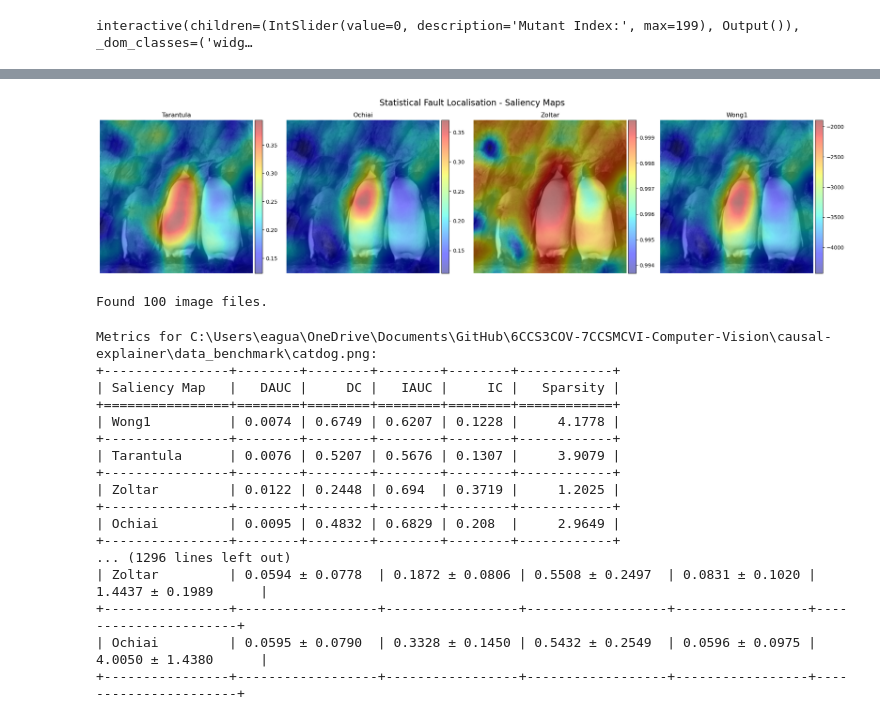
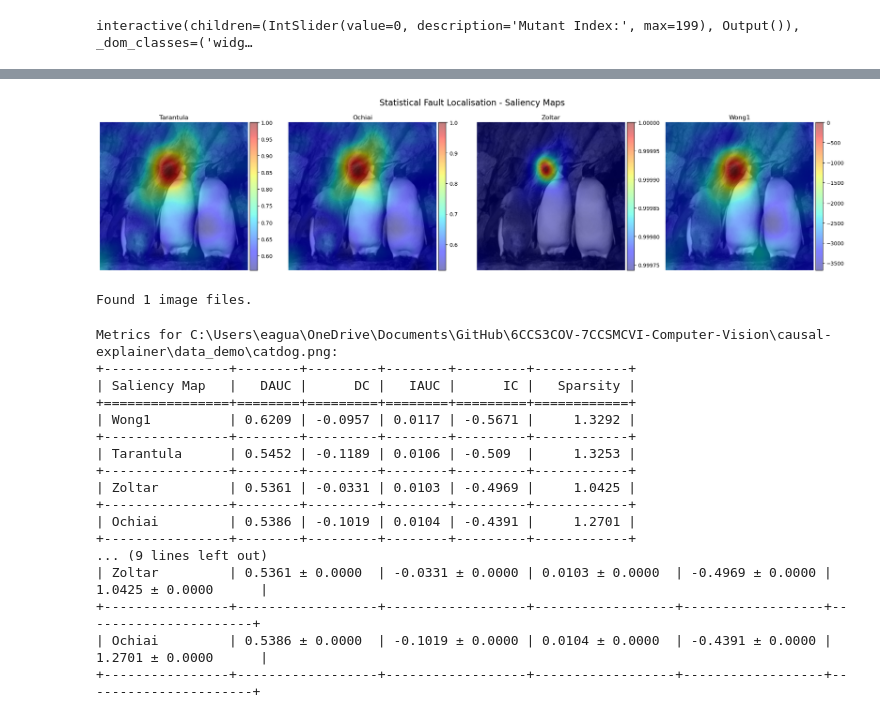
Before and after one commit to eaguaida/causal-explainer, a Jupyter notebook: causal-explainer/test.ipynb, the cells around one changed output, grey strips where cells are left out. Saved outputs shown, nothing was run; the diff lists cells and outputs as text; code cells hidden in the pictures.

```diff
--- a/causal-explainer/test.ipynb
+++ b/causal-explainer/test.ipynb
@@ -39,7 +39,7 @@ from masker.batch import SFL_batch
 
 input_size = (224,224)
 sfl_batch = SFL_batch(model, input_size)
-image_folder = r'C:\Users\eagua\OneDrive\Documents\GitHub\6CCS3COV-7CCSMCVI-Computer-Vision\causal-explainer\data_benchmark'
+image_folder = r'C:\Users\eagua\OneDrive\Documents\GitHub\6CCS3COV-7CCSMCVI-Computer-Vision\causal-explainer\data_demo'
 N = 200
 s = 8
 p1 = 0.2
@@ -169,16 +142,16 @@ for i in range(len(target_list)):
 # %%
 from visuals.saliency_maps.saliency import SaliencyMapVisualizer
 
 # List all files in the directory
 all_files = os.listdir(image_folder)
 
 # Filter for .jpg and .png files
 image_files = [file for file in all_files if file.lower().endswith(('.jpg', '.png', '.jpeg'))]
 
 saliency_map = SaliencyMapVisualizer(r'C:\Users\eagua\OneDrive\Documents\GitHub\Images\For SHAP comparison\ILSVRC2012_val_00039797.jpeg')
-saliency_map.visualize_pixel_scores(pixel_datasets[8],ins='')
+saliency_map.visualize_pixel_scores(pixel_datasets[0],ins='')
 # %% [output]
-[figure, old version]
+[figure, new version]
 # %%
 rise_sfl_path = r"C:\Users\eagua\OneDrive\Documents\GitHub\6CCS3COV-7CCSMCVI-Computer-Vision\metrics-saliency-maps"  # Replace with the actual path to your RISE-SFL folder
 sys.path.append(rise_sfl_path)
@@ -241,12 +214,11 @@ def analyze_images(image_folder, target_list, model, analysis=False):
         image_path = os.path.join(image_folder, image_file)
         img = read_tensor(image_path).to(device)
 
-        # Create a dictionary of saliency maps for this image
         saliency_maps = {
-            "Wong1": wong1_array[i][0],
-            "Tarantula": tarantula_array[i][0],
-            "Zoltar": zoltar_array[i][0],
-            "Ochiai": ochiai_array[i][0]
+            "Wong1": 1 - wong1_array[i][0],
+            "Tarantula": 1 - tarantula_array[i][0],
+            "Zoltar": 1 - zoltar_array[i][0],
+            "Ochiai": 1 - ochiai_array[i][0]
         }
 
         # Initialize results for this image
@@ -323,21 +295,21 @@ def analyze_images(image_folder, target_list, model, analysis=False):
 analyze_images(image_folder, target_list, model, analysis=True)  # For individual results and overall summary
 #analyze_images(image_folder, target_list, model, analysis=False)  # For overall summary only
 # %% [output]
-Found 100 image files.
+Found 1 image files.
-Metrics for C:\Users\eagua\OneDrive\Documents\GitHub\6CCS3COV-7CCSMCVI-Computer-Vision\causal-explainer\data_benchmark\catdog.png:
-+----------------+--------+--------+--------+--------+------------+
-| Saliency Map   |   DAUC |     DC |   IAUC |     IC |   Sparsity |
-+================+========+========+========+========+============+
-| Wong1          | 0.0074 | 0.6749 | 0.6207 | 0.1228 |     4.1778 |
-+----------------+--------+--------+--------+--------+------------+
-| Tarantula      | 0.0076 | 0.5207 | 0.5676 | 0.1307 |     3.9079 |
-+----------------+--------+--------+--------+--------+------------+
-| Zoltar         | 0.0122 | 0.2448 | 0.694  | 0.3719 |     1.2025 |
-+----------------+--------+--------+--------+--------+------------+
-| Ochiai         | 0.0095 | 0.4832 | 0.6829 | 0.208  |     2.9649 |
-+----------------+--------+--------+--------+--------+------------+
-... (1296 lines left out)
-| Zoltar         | 0.0594 ± 0.0778  | 0.1872 ± 0.0806 | 0.5508 ± 0.2497  | 0.0831 ± 0.1020 | 1.4437 ± 0.1989      |
-+----------------+------------------+-----------------+------------------+-----------------+----------------------+
-| Ochiai         | 0.0595 ± 0.0790  | 0.3328 ± 0.1450 | 0.5432 ± 0.2549  | 0.0596 ± 0.0975 | 4.0050 ± 1.4380      |
-+----------------+------------------+-----------------+------------------+-----------------+----------------------+
+Metrics for C:\Users\eagua\OneDrive\Documents\GitHub\6CCS3COV-7CCSMCVI-Computer-Vision\causal-explainer\data_demo\catdog.png:
++----------------+--------+---------+--------+---------+------------+
+| Saliency Map   |   DAUC |      DC |   IAUC |      IC |   Sparsity |
++================+========+=========+========+=========+============+
+| Wong1          | 0.6209 | -0.0957 | 0.0117 | -0.5671 |     1.3292 |
++----------------+--------+---------+--------+---------+------------+
+| Tarantula      | 0.5452 | -0.1189 | 0.0106 | -0.509  |     1.3253 |
++----------------+--------+---------+--------+---------+------------+
+| Zoltar         | 0.5361 | -0.0331 | 0.0103 | -0.4969 |     1.0425 |
++----------------+--------+---------+--------+---------+------------+
+| Ochiai         | 0.5386 | -0.1019 | 0.0104 | -0.4391 |     1.2701 |
++----------------+--------+---------+--------+---------+------------+
+... (9 lines left out)
+| Zoltar         | 0.5361 ± 0.0000  | -0.0331 ± 0.0000 | 0.0103 ± 0.0000  | -0.4969 ± 0.0000 | 1.0425 ± 0.0000      |
++----------------+------------------+------------------+------------------+------------------+----------------------+
+| Ochiai         | 0.5386 ± 0.0000  | -0.1019 ± 0.0000 | 0.0104 ± 0.0000  | -0.4391 ± 0.0000 | 1.2701 ± 0.0000      |
++----------------+------------------+------------------+------------------+------------------+----------------------+
```
Also changed, not shown: parts of 5 cells of this notebook, 10 other files.
